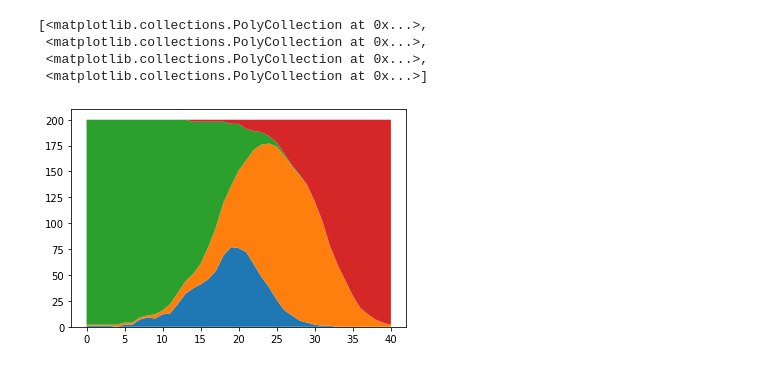
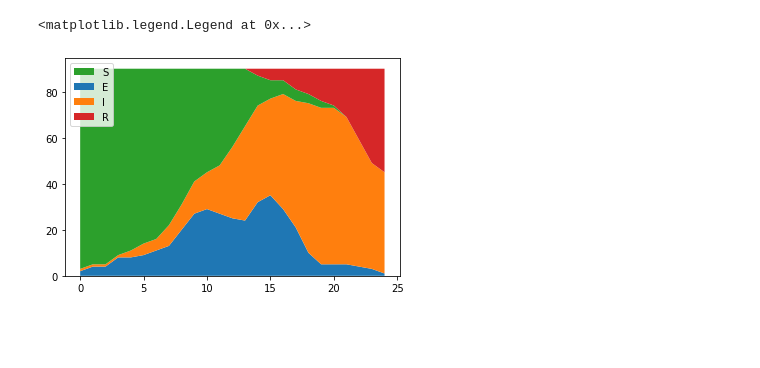
Before and after one commit to kdhansen/epidexus, a Jupyter notebook: corona_sim.ipynb, the cells around one changed output. Cells and saved outputs as stored; diff of their text form; code cells hidden in the pictures; blank space fills up the shorter version.

Commit message:
Add fixed week itinerary-entry

```diff
--- a/corona_sim.ipynb
+++ b/corona_sim.ipynb
@@ -1,41 +1,43 @@
 # %%
-%matplotlib inline
+
 import matplotlib.pyplot as plt
-from epidexus import ItineraryEntry, Location, EpidexusModel, Person, SEIR
-from datetime import datetime, timedelta
+from epidexus import Location, EpidexusModel, Person, SEIR
+from itinerary_entries import FixedWeekItineraryEntry
+from datetime import datetime, time, timedelta
 
-start_date = datetime(year=2020, month=4, day=1)
+start_date = datetime(year=2020, month=3, day=29)
 sim_model = EpidexusModel(start_date, sim_time_step=timedelta(hours=1))
 
-vks = Location(name="Væsterkæret Skole", infection_probability=0.001)
+vks = Location(name="Væsterkæret Skole", infection_probability=0.01)
 
-def school_scheduler(current_time: datetime):
-    from_time = current_time + timedelta(days=1)
-    from_time = from_time.replace(hour=8)
-    return from_time, timedelta(hours=5)
+vks_it = FixedWeekItineraryEntry(vks, start_date.date(), monday=(time(8),time(14)),
+                                                         tuesday=(time(8),time(14)),
+                                                         wednesday=(time(8),time(14)),
+                                                         thursday=(time(8),time(14)),
+                                                         friday=(time(8),time(14)))
 
-t, dt = school_scheduler(start_date - timedelta(days=1))
-vks_it = ItineraryEntry(vks, t, dt, school_scheduler)
-
-for i in range(200):
-    hl = Location("Home-" + str(i))
-    p = Person(i, sim_model, hl)
-    p.itinerary.add_entry(vks_it)
-    sim_model.add_person(p)
+for i in range(30):
+    hl = Location("Home-" + str(i), infection_probability=0.05)
+    school_kid = Person(sim_model.next_id(), sim_model, hl)
+    school_kid.itinerary.add_entry(vks_it)
+    parent1 = Person(sim_model.next_id(), sim_model, hl)
+    parent2 = Person(sim_model.next_id(), sim_model, hl)
+    sim_model.add_person(school_kid)
+    sim_model.add_person(parent1)
+    sim_model.add_person(parent2)
 
 # Hacking agent 0 to be infectious
 sim_model.schedule.agents[0].infect()
 sim_model.schedule.agents[0].infection_state.seir = SEIR.INFECTED
 
-for i in range(1000):
+for i in range(800):
     sim_model.step()
 # %%
 seir = sim_model.datacollector.get_model_vars_dataframe()
-plt.stackplot(seir.axes[0], seir["E"], seir["I"], seir["S"], seir["R"], labels=["E", "I", "S", "R"])
-plt.legend(loc='upper left')
+ax = plt.subplot(1,1,1)
+ax.stackplot(seir.axes[0], seir["E"], seir["I"], seir["S"], seir["R"], labels=["E", "I", "S", "R"])
+handles, labels = ax.get_legend_handles_labels()
+ax.legend([handles[i] for i in [2,0,1,3]], [labels[i] for i in [2,0,1,3]],loc='upper left')
 # %% [output]
-[<matplotlib.collections.PolyCollection at 0x...>,
- <matplotlib.collections.PolyCollection at 0x...>,
- <matplotlib.collections.PolyCollection at 0x...>,
- <matplotlib.collections.PolyCollection at 0x...>]
+<matplotlib.legend.Legend at 0x...>
-[figure, old version]
+[figure, new version]
```
Also changed, not shown: 2 other files.
